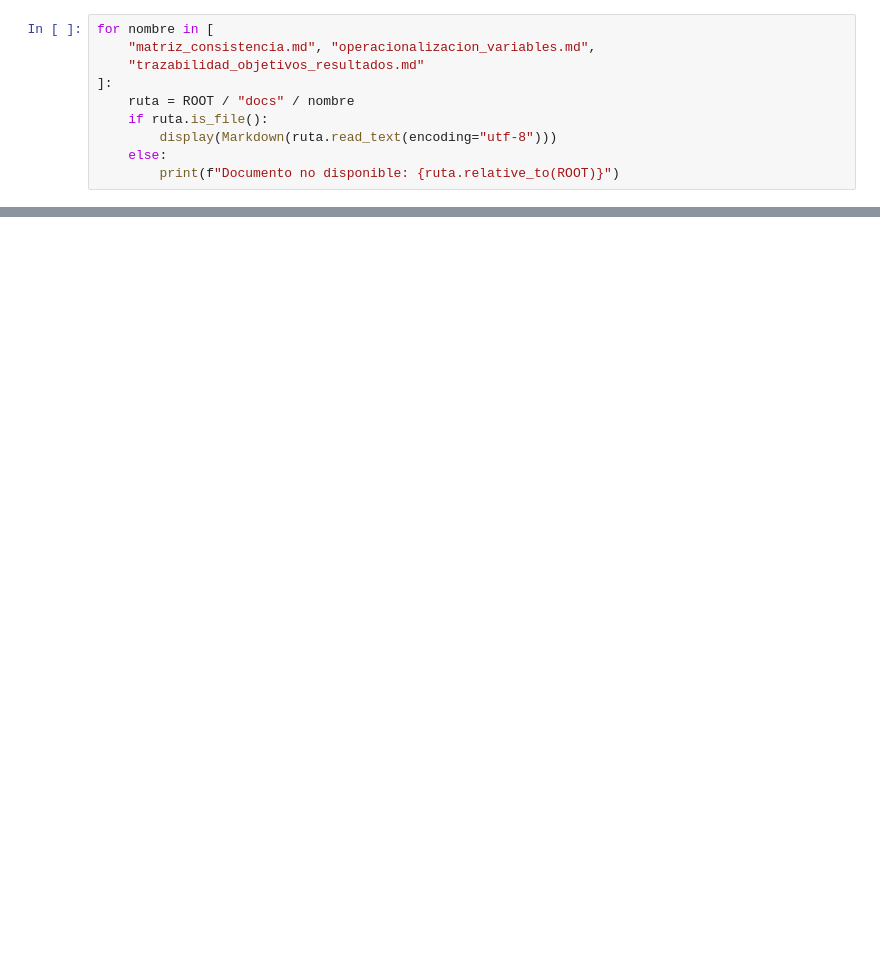
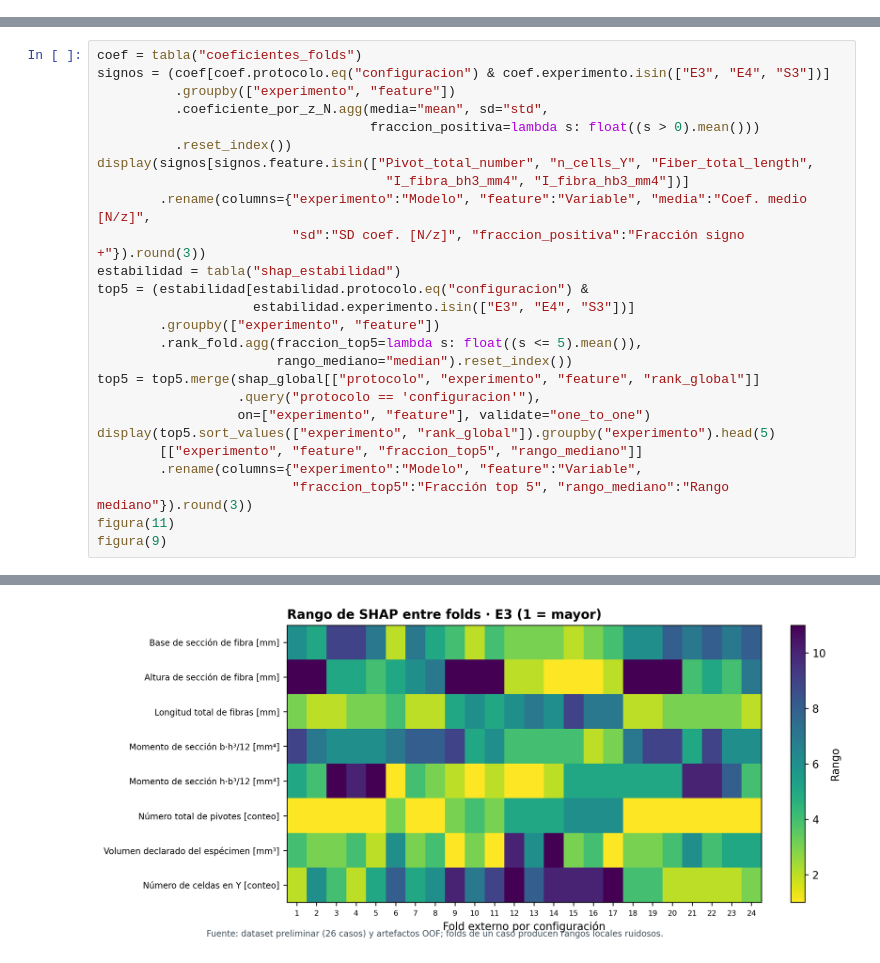
Before and after one commit to melissaaylasb-sudo/T02_MIA14_SeccionB, a Jupyter notebook: notebooks/06_Modelado_Tuning_SHAP.ipynb, the cells around one changed output, grey strips where cells are left out. Cells and saved outputs as stored; diff of their text form; blank space fills up the shorter version.

```diff
--- a/notebooks/06_Modelado_Tuning_SHAP.ipynb
+++ b/notebooks/06_Modelado_Tuning_SHAP.ipynb
@@ -580,10 +0,0 @@ Los dos momentos de área de la fibra derivan de dimensiones de sección ya pres
-# %%
-for nombre in [
-    "matriz_consistencia.md", "operacionalizacion_variables.md",
-    "trazabilidad_objetivos_resultados.md"
-]:
-    ruta = ROOT / "docs" / nombre
-    if ruta.is_file():
-        display(Markdown(ruta.read_text(encoding="utf-8")))
-    else:
-        print(f"Documento no disponible: {ruta.relative_to(ROOT)}")
@@ -704,0 +491,27 @@ SHAP describe predicciones del modelo en newtons bajo un background concreto. Pe
+# %%
+coef = tabla("coeficientes_folds")
+signos = (coef[coef.protocolo.eq("configuracion") & coef.experimento.isin(["E3", "E4", "S3"])]
+          .groupby(["experimento", "feature"])
+          .coeficiente_por_z_N.agg(media="mean", sd="std",
+                                   fraccion_positiva=lambda s: float((s > 0).mean()))
+          .reset_index())
+display(signos[signos.feature.isin(["Pivot_total_number", "n_cells_Y", "Fiber_total_length",
+                                     "I_fibra_bh3_mm4", "I_fibra_hb3_mm4"])]
+        .rename(columns={"experimento":"Modelo", "feature":"Variable", "media":"Coef. medio [N/z]",
+                         "sd":"SD coef. [N/z]", "fraccion_positiva":"Fracción signo +"}).round(3))
+estabilidad = tabla("shap_estabilidad")
+top5 = (estabilidad[estabilidad.protocolo.eq("configuracion") &
+                    estabilidad.experimento.isin(["E3", "E4", "S3"])]
+        .groupby(["experimento", "feature"])
+        .rank_fold.agg(fraccion_top5=lambda s: float((s <= 5).mean()),
+                       rango_mediano="median").reset_index())
+top5 = top5.merge(shap_global[["protocolo", "experimento", "feature", "rank_global"]]
+                  .query("protocolo == 'configuracion'"),
+                  on=["experimento", "feature"], validate="one_to_one")
+display(top5.sort_values(["experimento", "rank_global"]).groupby("experimento").head(5)
+        [["experimento", "feature", "fraccion_top5", "rango_mediano"]]
+        .rename(columns={"experimento":"Modelo", "feature":"Variable",
+                         "fraccion_top5":"Fracción top 5", "rango_mediano":"Rango mediano"}).round(3))
+figura(11)
+figura(9)
+# %% [output]
@@ -704,0 +548 @@ SHAP describe predicciones del modelo en newtons bajo un background concreto. Pe
+[figure, added]
```
Also changed, not shown: parts of 74 cells of this notebook, 7 other files.
